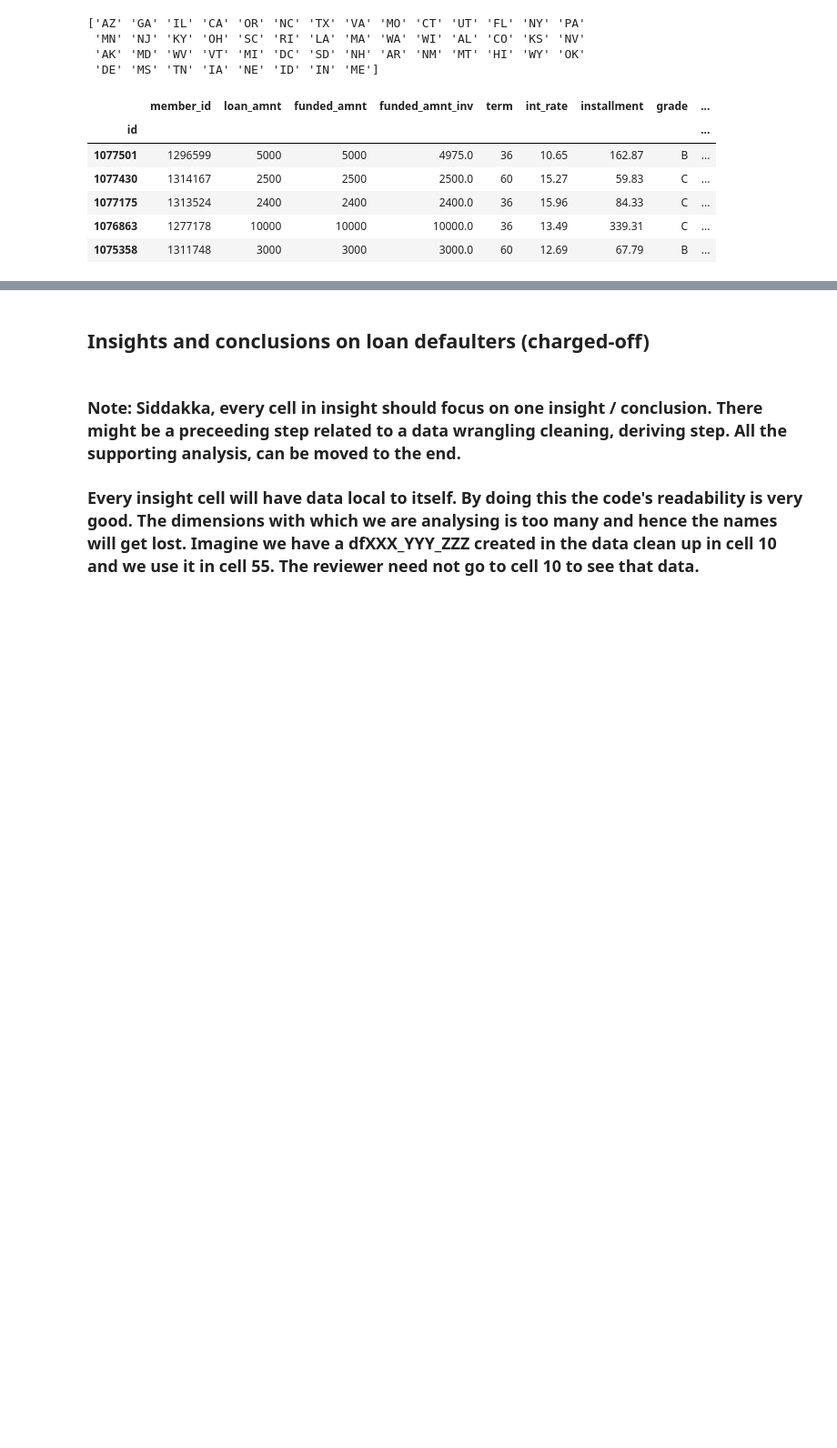
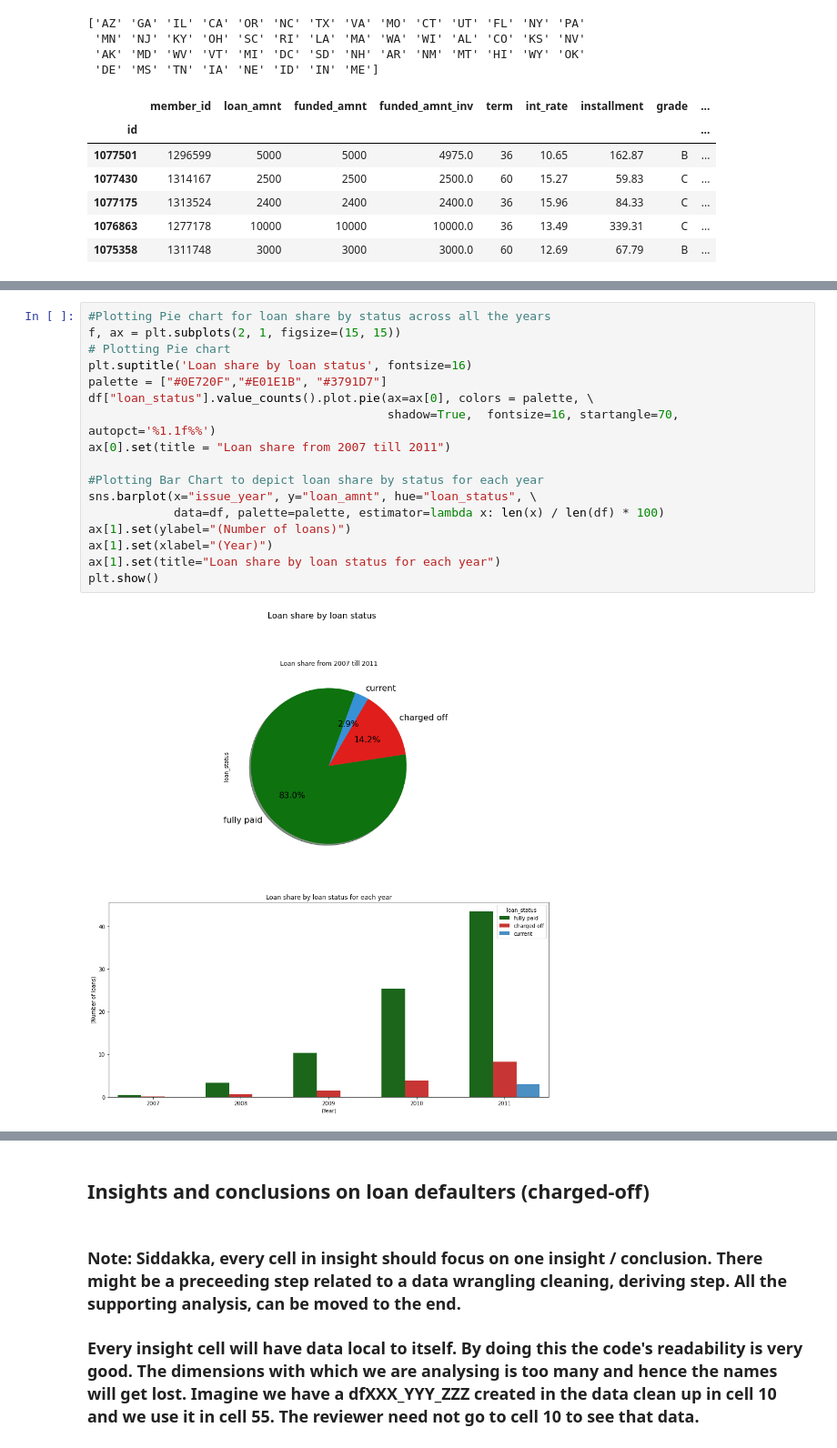
Before and after one commit to Kumaraguru-Muthuraj/_AIML_Code, a Jupyter notebook: _PythonNotebooks/_Course2_Statistics_Essentials/Mod6_Lendingclub_casestudy/Lending_Club_Merged_v1.ipynb, the cells around one changed output, grey strips where cells are left out. Shown at 91% size. Cells and saved outputs as stored; diff of their text form; blank space fills up the shorter version.

```diff
--- a/_PythonNotebooks/_Course2_Statistics_Essentials/Mod6_Lendingclub_casestudy/Lending_Club_Merged_v1.ipynb
+++ b/_PythonNotebooks/_Course2_Statistics_Essentials/Mod6_Lendingclub_casestudy/Lending_Club_Merged_v1.ipynb
@@ -361,0 +452,19 @@ df.head()
+# %%
+#Plotting Pie chart for loan share by status across all the years
+f, ax = plt.subplots(2, 1, figsize=(15, 15))
+# Plotting Pie chart
+plt.suptitle('Loan share by loan status', fontsize=16)
+palette = ["#0E720F","#E01E1B", "#3791D7"]
+df["loan_status"].value_counts().plot.pie(ax=ax[0], colors = palette, \
+                                          shadow=True,  fontsize=16, startangle=70, autopct='%1.1f%%')
+ax[0].set(title = "Loan share from 2007 till 2011")
+
+#Plotting Bar Chart to depict loan share by status for each year
+sns.barplot(x="issue_year", y="loan_amnt", hue="loan_status", \
+            data=df, palette=palette, estimator=lambda x: len(x) / len(df) * 100)
+ax[1].set(ylabel="(Number of loans)")
+ax[1].set(xlabel="(Year)")
+ax[1].set(title="Loan share by loan status for each year")
+plt.show()
+# %% [output]
+[figure, added]
```
Also changed, not shown: parts of 29 cells of this notebook.
